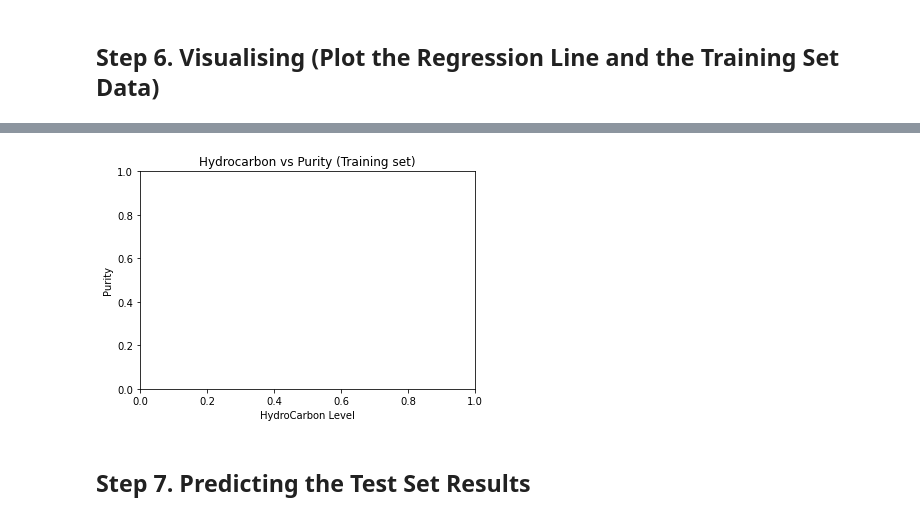
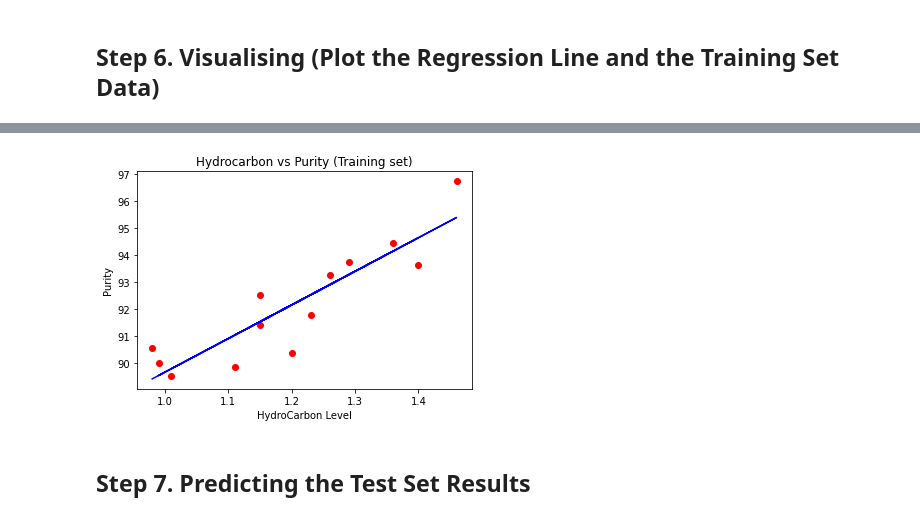
Before and after one commit to jtsang02/MANU-465, a Jupyter notebook: Practice Examples/02 Oxygen Purity/Oxygen Purity Model Template.ipynb, the cells around one changed output, grey strips where cells are left out. Saved outputs shown, nothing was run; the diff lists cells and outputs as text; code cells hidden in the pictures.

```diff
--- a/Practice Examples/02 Oxygen Purity/Oxygen Purity Model Template.ipynb
+++ b/Practice Examples/02 Oxygen Purity/Oxygen Purity Model Template.ipynb
@@ -13,6 +13,6 @@ import pandas as pd
 # %% [markdown]
 ## Step 2. Importing the Data and Checking
 # %%
-dataset = pd.read_csv('XXX.csv')
+dataset = pd.read_csv('OxygenPurityTest.csv')
 X = dataset.iloc[:, :-1].values
 y = dataset.iloc[:, -1].values
@@ -37,3 +55,5 @@ regressor.fit(X_train, y_train)
 LinearRegression()
 # %% [markdown]
 ## Step 6. Visualising (Plot the Regression Line and the Training Set Data)
+# %%
+y_byModel = regressor.predict(X_train)
@@ -40,12 +67,12 @@ LinearRegression()
 # %%
-
-
+plt.scatter(X_train, y_train, color = 'red')
+plt.plot(X_train, y_byModel, color = 'blue')
 plt.title('Hydrocarbon vs Purity (Training set)')
 plt.xlabel('HydroCarbon Level')
 plt.ylabel('Purity')
 plt.show()
 # %% [output]
-[figure, old version]
+[figure, new version]
 # %% [markdown]
 ## Step 7. Predicting the Test Set Results
 # %%
```
Also changed, not shown: parts of 6 cells of this notebook, 2 other files.
